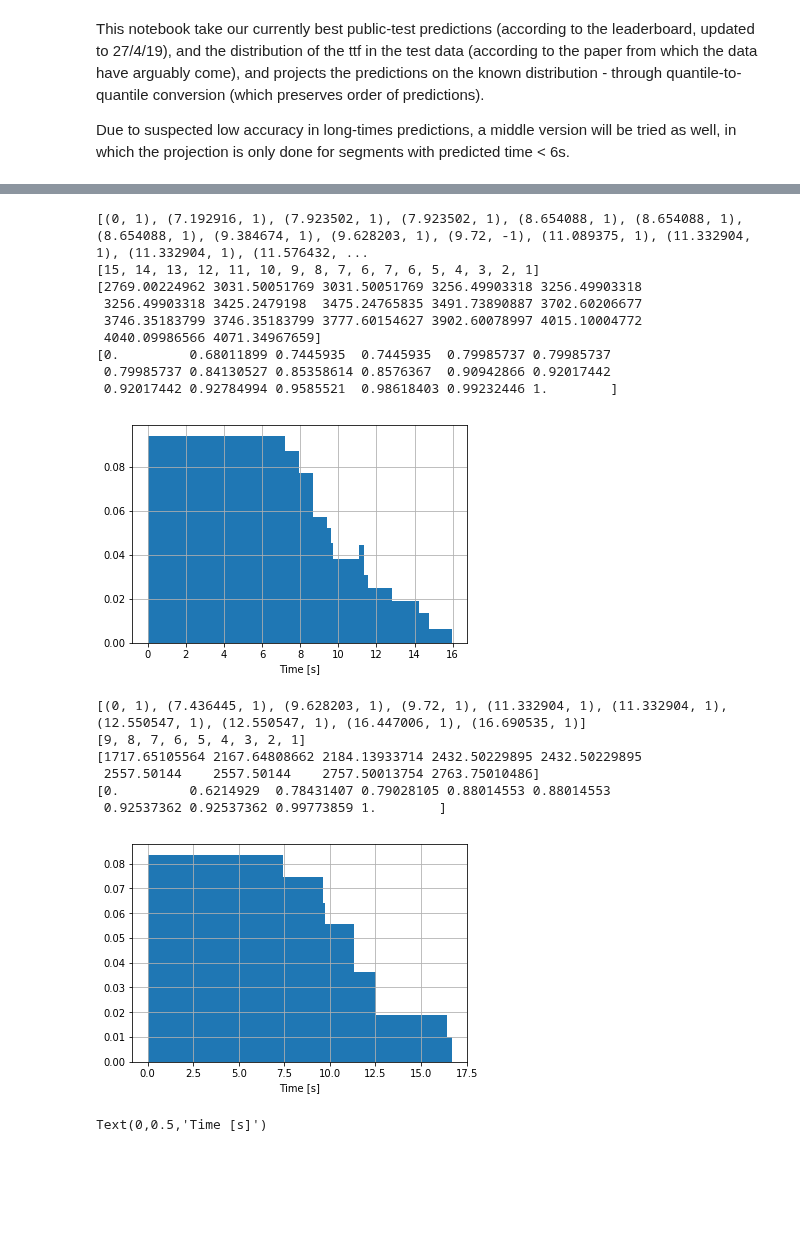
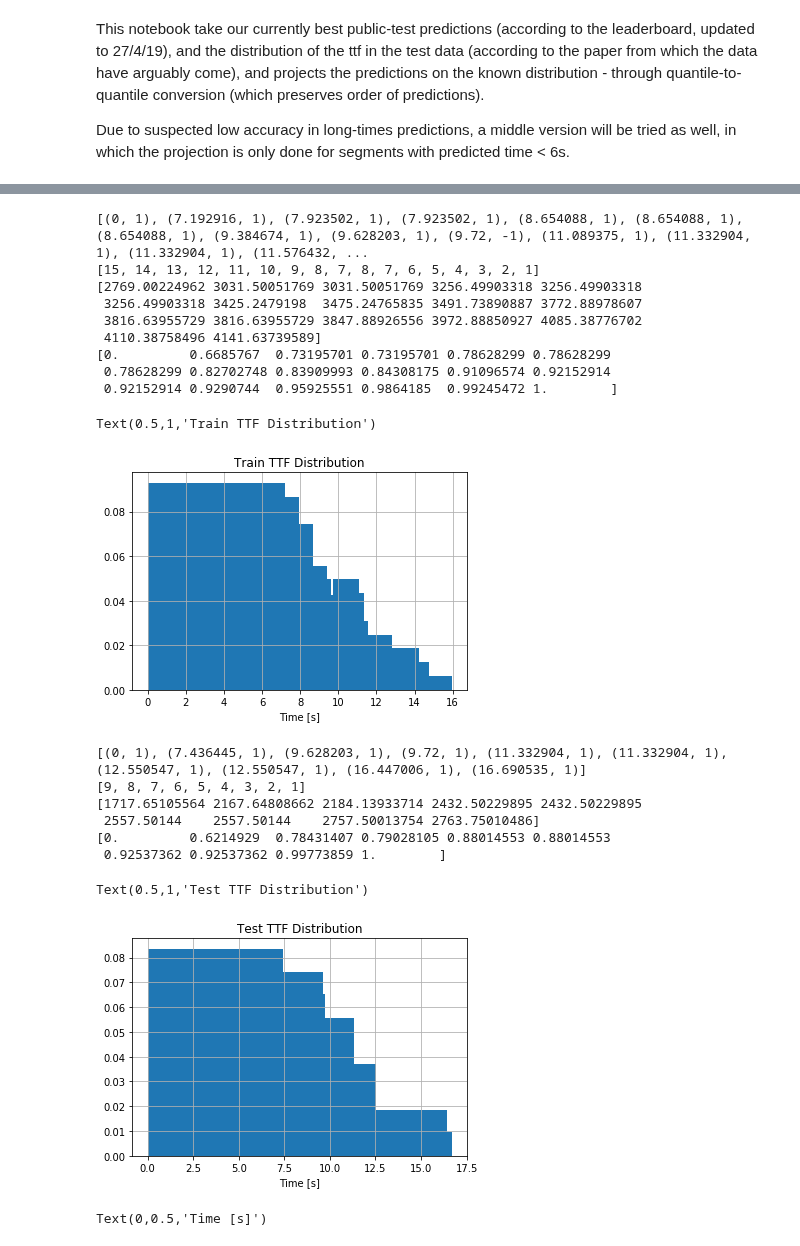
Before and after one commit to ido90/Earthquakes, a Jupyter notebook: Fitting Test Distribution.ipynb, the cells around one changed output, grey strips where cells are left out. Cells and saved outputs as stored; diff of their text form; code cells hidden in the pictures; blank space fills up the shorter version.

```diff
--- a/Fitting Test Distribution.ipynb
+++ b/Fitting Test Distribution.ipynb
@@ -88,8 +88,8 @@ class Projector:
         intervals = [(intervals[i],(1 if i<len(lengths) else -1)) for i in ids]
 
         dls = np.diff([t[0] for t in intervals])
-        active_quakes_per_interval = [sum([I[1] for I in intervals[i:]])-1 for i,l in enumerate(dls)]
-        segs_per_interval = [(sum([I[1] for I in intervals[i:]])-1)*l*segs_per_sec for i,l in enumerate(dls)]
+        active_quakes_per_interval = [sum([I[1] for I in intervals[i+1:]]) for i,l in enumerate(dls)]
+        segs_per_interval = [(sum([I[1] for I in intervals[i+1:]]))*l*segs_per_sec for i,l in enumerate(dls)]
         segs_per_interval_norm = segs_per_interval/sum(segs_per_interval)
         segs_thresholds = np.concatenate(([0],np.cumsum(segs_per_interval_norm)))
 
@@ -104,6 +104,8 @@ class Projector:
         self.thresholds = segs_thresholds
 
     def q2t(self, q):
+        if q==1:
+            return self.lengths[-1]
         i_seg = sum(q>self.thresholds)
         x1 = self.thresholds[i_seg-1]
         x2 = self.thresholds[i_seg]
@@ -120,26 +122,28 @@ class Projector:
                          for q,pred in zip(qs,preds)])
 
     def plot_hist(self, n=1e4):
-        plt.hist([self.q2t(x) for x in np.random.random(int(n))], bins=self.lengths, density=True)
+        plt.hist([self.q2t(x) for x in np.linspace(0,1,int(n))], bins=self.lengths, density=True)
         plt.grid()
         plt.xlabel('Time [s]')
 # %%
 p = Projector(group='train', verbose=True)
-p.plot_hist(1e5)
+p.plot_hist()
+plt.title('Train TTF Distribution')
 # %% [output]
 [(0, 1), (7.192916, 1), (7.923502, 1), (7.923502, 1), (8.654088, 1), (8.654088, 1), (8.654088, 1), (9.384674, 1), (9.628203, 1), (9.72, -1), (11.089375, 1), (11.332904, 1), (11.332904, 1), (11.576432, ...
-[15, 14, 13, 12, 11, 10, 9, 8, 7, 6, 7, 6, 5, 4, 3, 2, 1]
+[15, 14, 13, 12, 11, 10, 9, 8, 7, 8, 7, 6, 5, 4, 3, 2, 1]
 [2769.00224962 3031.50051769 3031.50051769 3256.49903318 3256.49903318
- 3256.49903318 3425.2479198  3475.24765835 3491.73890887 3702.60206677
- 3746.35183799 3746.35183799 3777.60154627 3902.60078997 4015.10004772
- 4040.09986566 4071.34967659]
-[0.         0.68011899 0.7445935  0.7445935  0.79985737 0.79985737
- 0.79985737 0.84130527 0.85358614 0.8576367  0.90942866 0.92017442
- 0.92017442 0.92784994 0.9585521  0.98618403 0.99232446 1.        ]
+ 3256.49903318 3425.2479198  3475.24765835 3491.73890887 3772.88978607
+ 3816.63955729 3816.63955729 3847.88926556 3972.88850927 4085.38776702
+ 4110.38758496 4141.63739589]
+[0.         0.6685767  0.73195701 0.73195701 0.78628299 0.78628299
+ 0.78628299 0.82702748 0.83909993 0.84308175 0.91096574 0.92152914
+ 0.92152914 0.9290744  0.95925551 0.9864185  0.99245472 1.        ]
+Text(0.5,1,'Train TTF Distribution')
-[figure, old version]
+[figure, new version]
 # %%
 p = Projector(group='test', verbose=True)
-p.plot_hist(1e5)
+p.plot_hist()
 plt.title('Test TTF Distribution')
 # %% [output]
 [(0, 1), (7.436445, 1), (9.628203, 1), (9.72, 1), (11.332904, 1), (11.332904, 1), (12.550547, 1), (12.550547, 1), (16.447006, 1), (16.690535, 1)]
@@ -148,7 +152,8 @@ plt.title('Test TTF Distribution')
  2557.50144    2557.50144    2757.50013754 2763.75010486]
 [0.         0.6214929  0.78431407 0.79028105 0.88014553 0.88014553
  0.92537362 0.92537362 0.99773859 1.        ]
+Text(0.5,1,'Test TTF Distribution')
-[figure, old version]
+[figure, new version]
 # %%
 plt.plot(range(101), [p.q2t(i/100) for i in range(101)])
 plt.grid()
```
Also changed, not shown: parts of 1 cell of this notebook.
